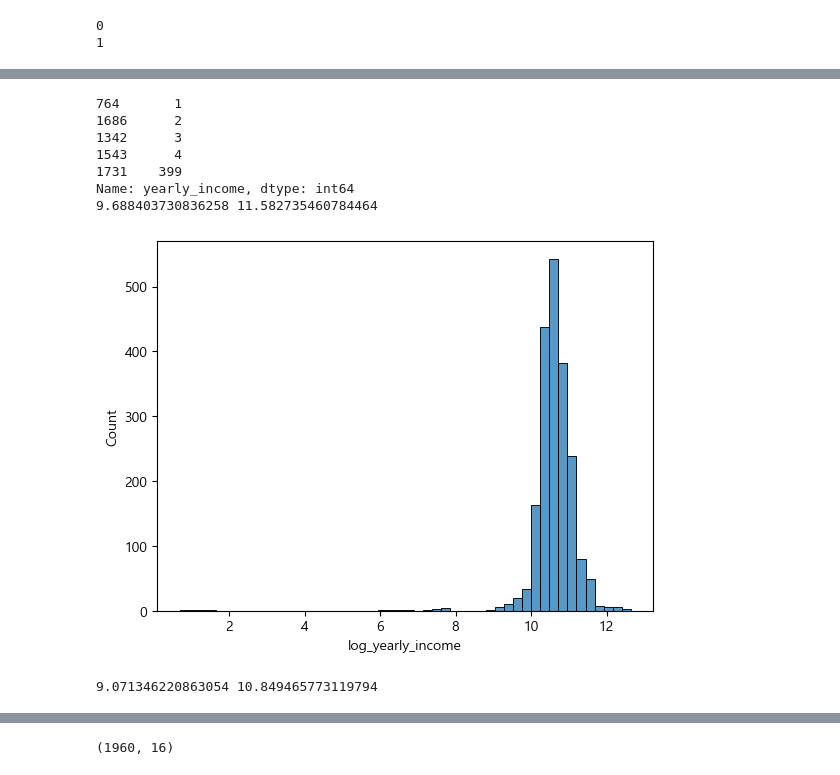
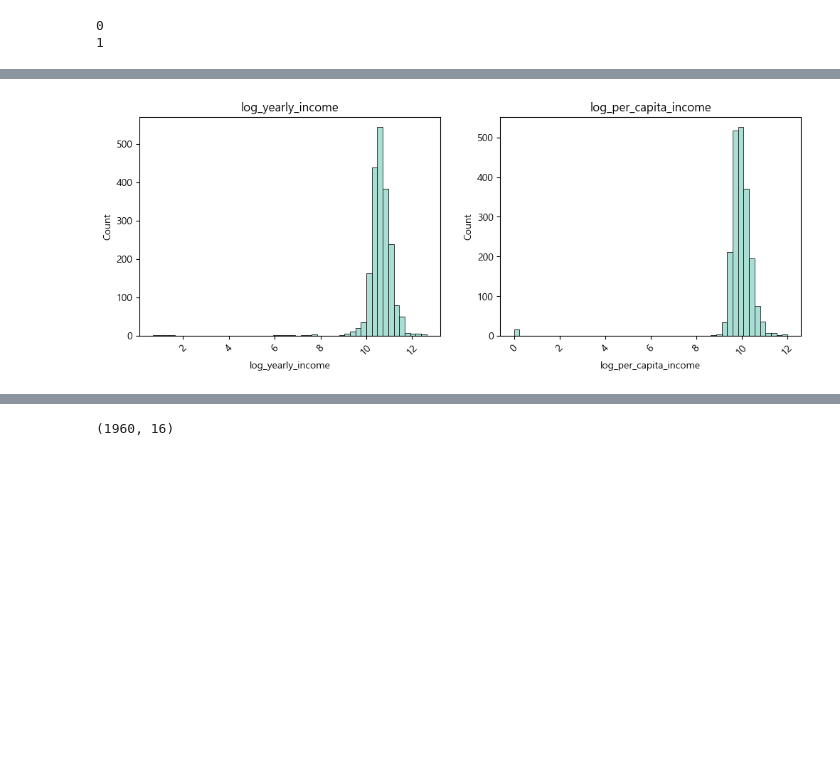
Before and after one commit to kungminno/sparta_10, a Jupyter notebook: km/preprocessing.ipynb, the cells around one changed output, grey strips where cells are left out. Cells and saved outputs as stored; diff of their text form; code cells hidden in the pictures; blank space fills up the shorter version.

```diff
--- a/km/preprocessing.ipynb
+++ b/km/preprocessing.ipynb
@@ -462,26 +439,20 @@ plt.show()
+# %%
+fig, ax = plt.subplots(1,2,figsize=(12,4))
+sns.histplot(user['log_yearly_income'], bins=50, ax=ax[0])
+ax[0].set_title('log_yearly_income')
+ax[0].tick_params(axis='x', rotation=45)
+
+sns.histplot(user['log_per_capita_income'], bins=50, ax=ax[1])
+ax[1].set_title('log_per_capita_income')
+ax[1].tick_params(axis='x', rotation=45)
+
+plt.show()
+# %% [output]
+[figure, new version]
 # %%
 # 연간 소득 이상
-user['log_yearly_income'] = np.log(user['yearly_income'] + 1)  # 0 대비 +1 처리
-
-print(user['yearly_income'].sort_values()[:5])
-# user[user['yearly_income']==0]
-
 q1 = user['log_yearly_income'].quantile(0.25)
 q3 = user['log_yearly_income'].quantile(0.75)
 iqr = (q3 - q1)
-
-print(q1- 1.5*iqr, q3 + 1.5*iqr)
+user.drop(index=list(user[user['log_yearly_income']<=q1- 1.5*iqr].index), inplace=True)
-# %% [output]
-764       1
-1686      2
-1342      3
-1543      4
-1731    399
-Name: yearly_income, dtype: int64
-9.688403730836258 11.582735460784464
-# %%
-sns.histplot(user['log_yearly_income'], bins=50)
-plt.show()
-# %% [output]
-[figure, removed]
 # %%
@@ -489,11 +464,0 @@ user.drop(index=list(user[user['log_yearly_income']<=q1- 1.5*iqr].index), inplac
-# %%
-# 연간 소득 이상
-user['log_per_capita_income'] = np.log(user['per_capita_income'] + 1)  # 0 대비 +1 처리
-
-q1 = user['log_per_capita_income'].quantile(0.25)
-q3 = user['log_per_capita_income'].quantile(0.75)
-iqr = (q3 - q1)
-
-print(q1- 1.5*iqr, q3 + 1.5*iqr)
-# %% [output]
-9.071346220863054 10.849465773119794
```
Also changed, not shown: parts of 15 cells of this notebook.
